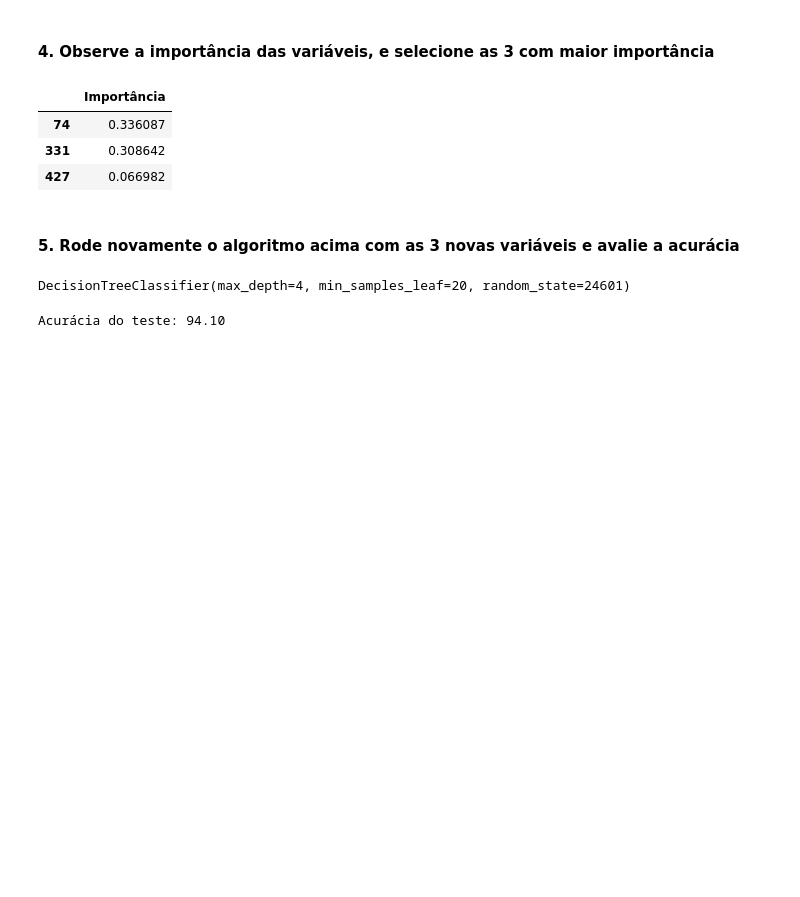
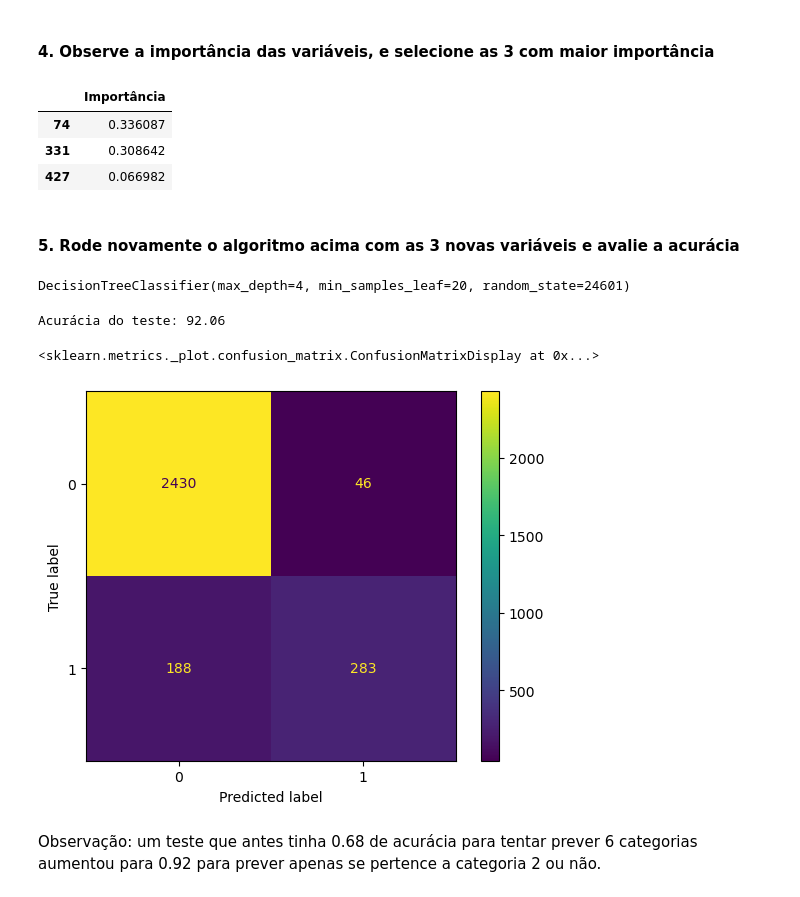
Before and after one commit to BernardoGMP/Modulo17_Exercicio3, a Jupyter notebook: mod17_Arvores_II-Tarefa_3.ipynb, the cells around one changed output. Saved outputs shown, nothing was run; the diff lists cells and outputs as text; code cells hidden in the pictures; blank space fills up the shorter version.

```diff
--- a/mod17_Arvores_II-Tarefa_3.ipynb
+++ b/mod17_Arvores_II-Tarefa_3.ipynb
@@ -145,8 +145,23 @@ X_train2 = X_train2.iloc[:, [74, 331, 427]]
 clf2.fit(X_train2, y_train2)
 # %% [output]
 DecisionTreeClassifier(max_depth=4, min_samples_leaf=20, random_state=24601)
+# %%
+X_test2 = pd.read_csv('./UCI HAR Dataset/output/X_test.csv', index_col=0)
+X_test2 = X_test2.iloc[:, [74, 331, 427]]
+
+y_test2 = pd.DataFrame()
+y_test2['dummy'] = (y_test[0] == 2).astype(int)
 # %%
-acuracia_teste = clf2.score(X_train2, y_train2)
+acuracia_teste = clf2.score(X_test2, y_test2)
 print(f'Acurácia do teste: {acuracia_teste*100:.2f}')
 # %% [output]
-Acurácia do teste: 94.10
+Acurácia do teste: 92.06
+# %%
+y_pred2 = clf2.predict(X_test2)
+matrix = ConfusionMatrixDisplay(confusion_matrix(y_test2, y_pred2))
+matrix.plot()
+# %% [output]
+<sklearn.metrics._plot.confusion_matrix.ConfusionMatrixDisplay at 0x...>
+[figure, added]
+# %% [markdown]
+Observação: um teste que antes tinha 0.68 de acurácia para tentar prever 6 categorias aumentou para 0.92 para prever apenas se pertence a categoria 2 ou não.
```
Also changed, not shown: parts of 1 cell of this notebook.
